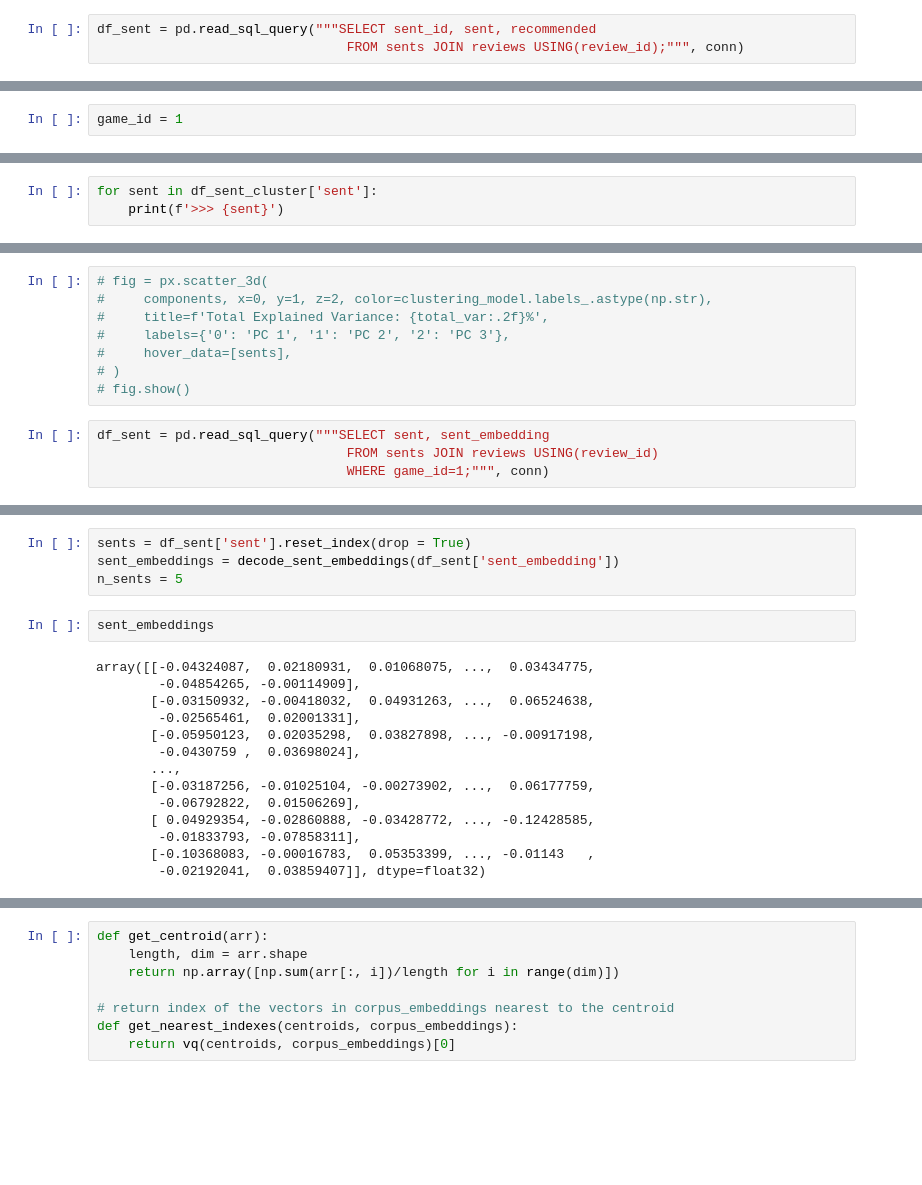
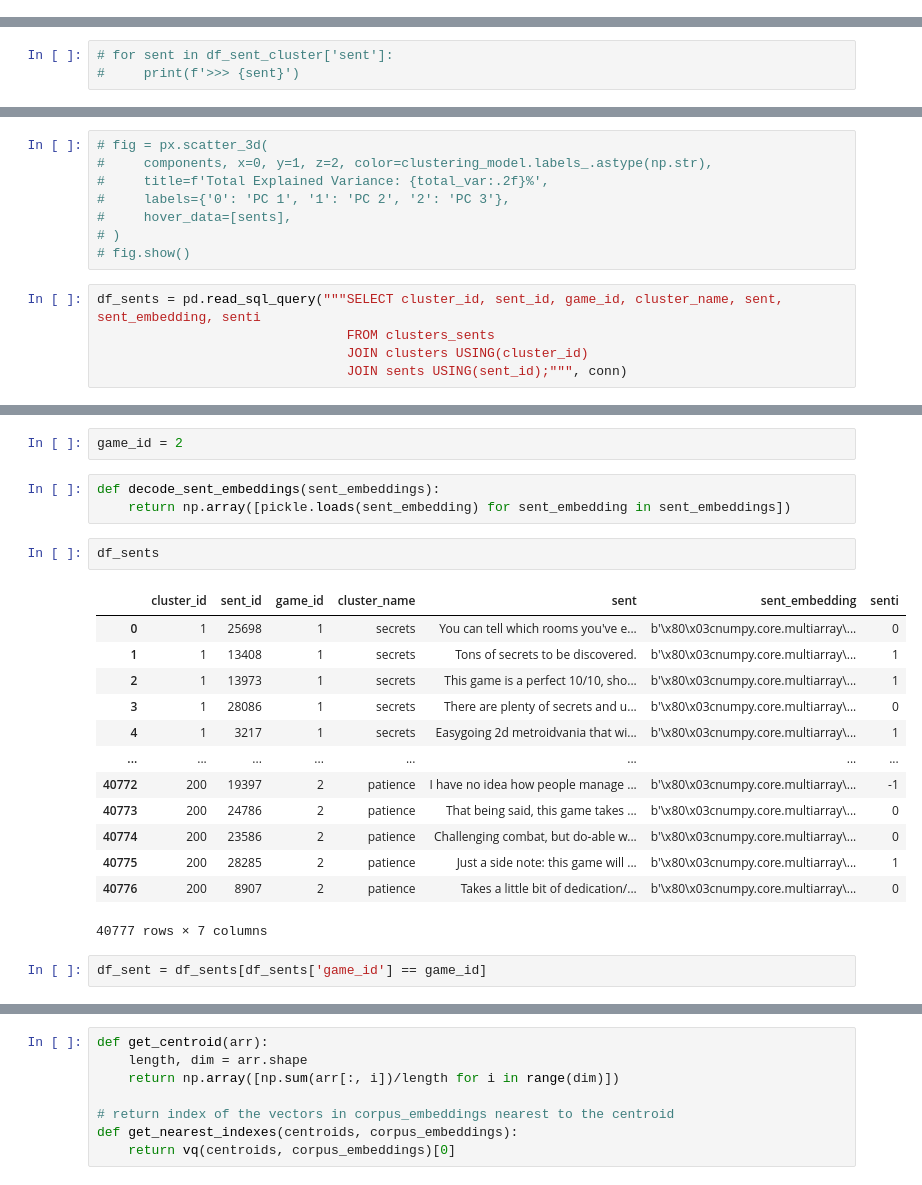
Before and after one commit to khanhhuy288/steam-insider, a Jupyter notebook: Pipeline for Gathering and Saving Data to SQLite.ipynb, the cells around one changed output, grey strips where cells are left out. Saved outputs shown, nothing was run; the diff lists cells and outputs as text; blank space fills up the shorter version.

```diff
--- a/Pipeline for Gathering and Saving Data to SQLite.ipynb
+++ b/Pipeline for Gathering and Saving Data to SQLite.ipynb
@@ -842,3 +900,0 @@ with conn:
-# %%
-df_sent = pd.read_sql_query("""SELECT sent_id, sent, recommended
-                                FROM sents JOIN reviews USING(review_id);""", conn)
@@ -887,2 +938,0 @@ def decode_sent_embeddings(sent_embeddings):
-# %%
-game_id = 1
@@ -953,4 +941,4 @@ df_sent_cluster = df_sent[(df_sent['cluster_name'] == 'dark soul') & (df_sent['s
 # %%
-for sent in df_sent_cluster['sent']:
-    print(f'>>> {sent}')
+# for sent in df_sent_cluster['sent']:
+#     print(f'>>> {sent}')
 # %%
@@ -986,6 +961,7 @@ Name: sent, Length: 77, dtype: object
 # )
 # fig.show()
 # %%
-df_sent = pd.read_sql_query("""SELECT sent, sent_embedding
-                                FROM sents JOIN reviews USING(review_id)
-                                WHERE game_id=1;""", conn)
+df_sents = pd.read_sql_query("""SELECT cluster_id, sent_id, game_id, cluster_name, sent, sent_embedding, senti
+                                FROM clusters_sents
+                                JOIN clusters USING(cluster_id)
+                                JOIN sents USING(sent_id);""", conn)
@@ -1008,20 +968,23 @@ df_sent
-# %%
-sents = df_sent['sent'].reset_index(drop = True)
-sent_embeddings = decode_sent_embeddings(df_sent['sent_embedding'])
-n_sents = 5
-# %%
-sent_embeddings
-# %% [output]
-array([[-0.04324087,  0.02180931,  0.01068075, ...,  0.03434775,
-        -0.04854265, -0.00114909],
-       [-0.03150932, -0.00418032,  0.04931263, ...,  0.06524638,
-        -0.02565461,  0.02001331],
-       [-0.05950123,  0.02035298,  0.03827898, ..., -0.00917198,
-        -0.0430759 ,  0.03698024],
-       ...,
-       [-0.03187256, -0.01025104, -0.00273902, ...,  0.06177759,
-        -0.06792822,  0.01506269],
-       [ 0.04929354, -0.02860888, -0.03428772, ..., -0.12428585,
-        -0.01833793, -0.07858311],
-       [-0.10368083, -0.00016783,  0.05353399, ..., -0.01143   ,
-        -0.02192041,  0.03859407]], dtype=float32)
+# %%
+game_id = 2
+# %%
+def decode_sent_embeddings(sent_embeddings):
+    return np.array([pickle.loads(sent_embedding) for sent_embedding in sent_embeddings])
+# %%
+df_sents
+# %% [output]
+|  | cluster_id | sent_id | game_id | cluster_name | sent | sent_embedding | senti |
+| 0 | 1 | 25698 | 1 | secrets | You can tell which rooms you've e... | b'\x80\x03cnumpy.core.multiarray\... | 0 |
+| 1 | 1 | 13408 | 1 | secrets | Tons of secrets to be discovered. | b'\x80\x03cnumpy.core.multiarray\... | 1 |
+| 2 | 1 | 13973 | 1 | secrets | This game is a perfect 10/10, sho... | b'\x80\x03cnumpy.core.multiarray\... | 1 |
+| 3 | 1 | 28086 | 1 | secrets | There are plenty of secrets and u... | b'\x80\x03cnumpy.core.multiarray\... | 0 |
+| 4 | 1 | 3217 | 1 | secrets | Easygoing 2d metroidvania that wi... | b'\x80\x03cnumpy.core.multiarray\... | 1 |
+| ... | ... | ... | ... | ... | ... | ... | ... |
+| 40772 | 200 | 19397 | 2 | patience | I have no idea how people manage ... | b'\x80\x03cnumpy.core.multiarray\... | -1 |
+| 40773 | 200 | 24786 | 2 | patience | That being said, this game takes ... | b'\x80\x03cnumpy.core.multiarray\... | 0 |
+| 40774 | 200 | 23586 | 2 | patience | Challenging combat, but do-able w... | b'\x80\x03cnumpy.core.multiarray\... | 0 |
+| 40775 | 200 | 28285 | 2 | patience | Just a side note: this game will ... | b'\x80\x03cnumpy.core.multiarray\... | 1 |
+| 40776 | 200 | 8907 | 2 | patience | Takes a little bit of dedication/... | b'\x80\x03cnumpy.core.multiarray\... | 0 |
+40777 rows × 7 columns
+# %%
+df_sent = df_sents[df_sents['game_id'] == game_id]
```
Also changed, not shown: parts of 99 cells of this notebook.
